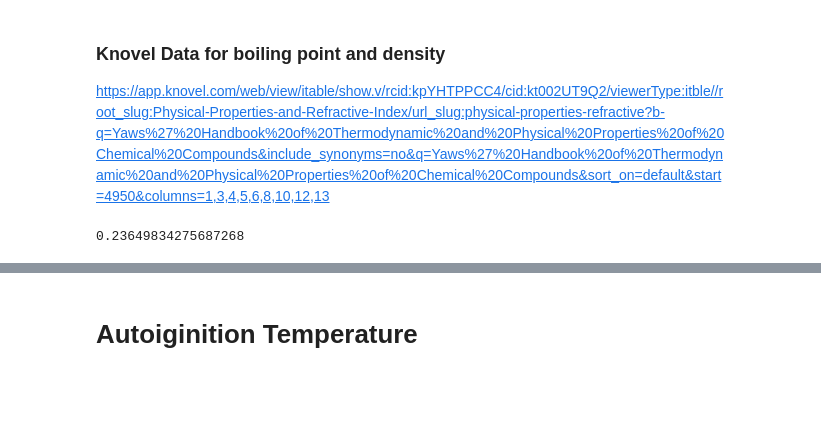
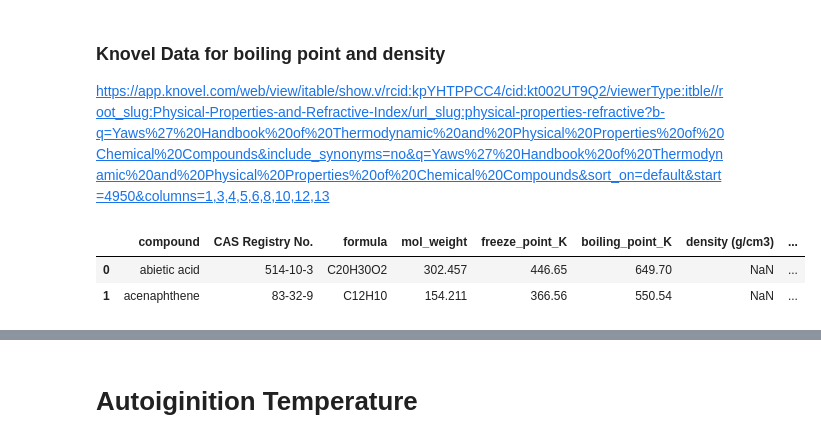
Before and after one commit to SergeyAnufriev/biofuels, a Jupyter notebook: Octane_and_phys_prop.ipynb, the cells around one changed output, grey strips where cells are left out. Cells and saved outputs as stored; diff of their text form; code cells hidden in the pictures; blank space fills up the shorter version.

Commit message:
standartize data processing

```diff
--- a/Octane_and_phys_prop.ipynb
+++ b/Octane_and_phys_prop.ipynb
@@ -69,5 +136,13 @@ plt.show()
 https://app.knovel.com/web/view/itable/show.v/rcid:kpYHTPPCC4/cid:kt002UT9Q2/viewerType:itble//root_slug:Physical-Properties-and-Refractive-Index/url_slug:physical-properties-refractive?b-q=Yaws%27%20Handbook%20of%20Thermodynamic%20and%20Physical%20Properties%20of%20Chemical%20Compounds&include_synonyms=no&q=Yaws%27%20Handbook%20of%20Thermodynamic%20and%20Physical%20Properties%20of%20Chemical%20Compounds&sort_on=default&start=4950&columns=1,3,4,5,6,8,10,12,13
 # %%
 files_dir    = glob.glob(r"C:\Users\zcemg08\Desktop\bp_density\*.csv")
-column_names = ['material','CAS Registry No.','mol. formula','mol. weight','freezing point (K)','boiling point (K)','density (g/cm3)','refractive index temp.','T (Â°C)','refractive index @ T', 'nD'
-]
+
+header       = ['compound','CAS Registry No.','formula','mol_weight','freeze_point_K',\
+                    'boiling_point_K','density (g/cm3)','refractive index temp.T (Â°C)',\
+                           'refractive index @ T,nD']
+
+skiprows = [0,1,2,3,4]
+
+col      = [1,1,1,0,0,0,0,0,0]
+
+data_knovel = pd.concat([clean_df(x,header,skiprows,col) for x in files_dir])
@@ -139 +149,7 @@ def name_to_smiles(name):
+# %%
+data_knovel.head(2)
+# %% [output]
+|  | compound | CAS Registry No. | formula | mol_weight | freeze_point_K | boiling_point_K | density (g/cm3) | ... |
+| 0 | abietic acid | 514-10-3 | C20H30O2 | 302.457 | 446.65 | 649.70 | NaN | ... |
+| 1 | acenaphthene | 83-32-9 | C12H10 | 154.211 | 366.56 | 550.54 | NaN | ... |
 # %%
@@ -155,6 +159,4 @@ data_knovel.loc[data_knovel['SMILES'].isnull(),'SMILES'] = data_knovel[data_knov
 # %%
-len(data_knovel[data_knovel['SMILES'].isnull()])/len(data_knovel)
+'Fraction of missing SMILES rows = {}'.format(len(data_knovel[data_knovel['SMILES'].isnull()])/len(data_knovel))
-# %% [output]
-0.23649834275687268
 # %%
 data_knovel.to_csv(r'C:\Users\zcemg08\Desktop\data\bp_density_knovel.csv')
```
Also changed, not shown: parts of 14 cells of this notebook.
